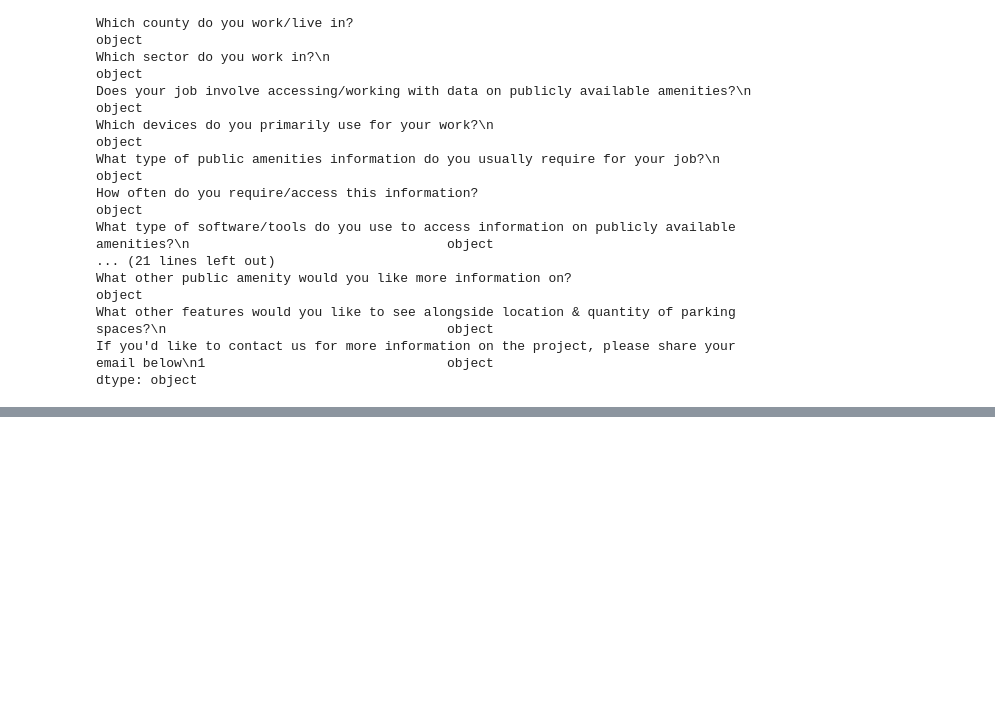
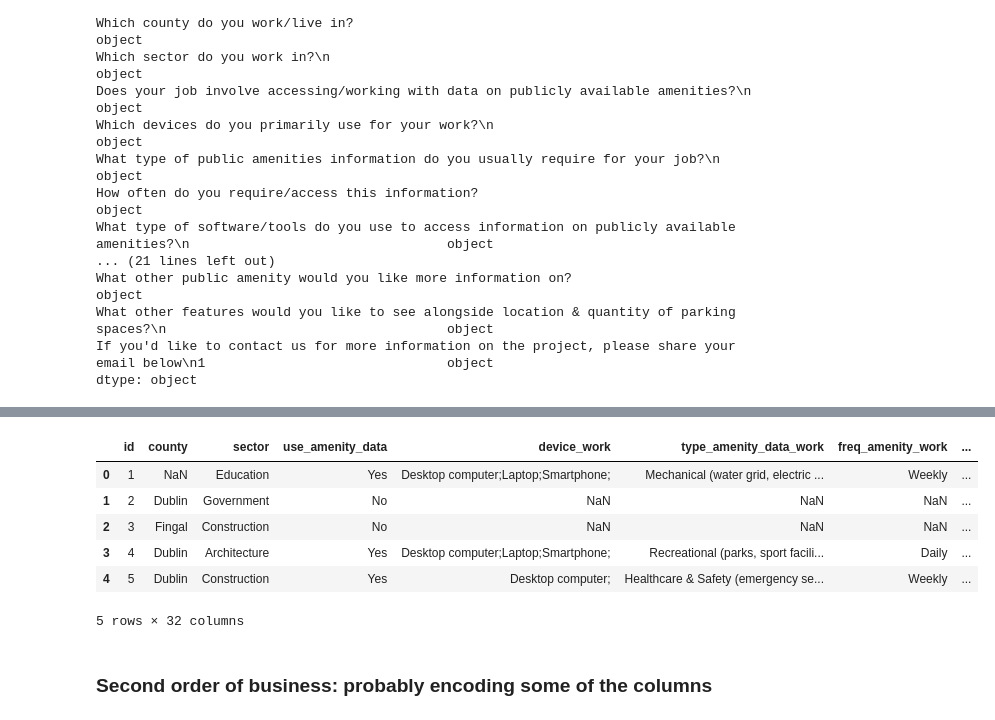
Before and after one commit to 2024-CMPU9010-GROUP-3/PROJECT, a Jupyter notebook: Python/script/survey-analysis/process.ipynb, the cells around one changed output, grey strips where cells are left out. Cells and saved outputs as stored; diff of their text form; code cells hidden in the pictures; blank space fills up the shorter version.

Commit message:
survey analysis update
added column names to text file + more preprocessing steps to notebook

```diff
--- a/Python/script/survey-analysis/process.ipynb
+++ b/Python/script/survey-analysis/process.ipynb
@@ -55,0 +55,4 @@ dtype: object
+# %%
+# remove unecessary columns
+survey_data = survey_data.drop(survey_data.columns[[1,2,3,4]], axis=1)
+survey_data.head(5)
@@ -55,0 +67,7 @@ dtype: object
+# %%
+# import column names
+col_file = open("col_names.txt", "r")
+col_names = col_file.read()
+col_list = col_names.replace(' ','').split(",")
+print(col_list)
+col_file.close()
@@ -55,0 +76,4 @@ dtype: object
+# %%
+# rename columns
+survey_data = survey_data.set_axis(col_list, axis=1)
+print(survey_data.columns)
@@ -55,0 +94,10 @@ dtype: object
+# %%
+survey_data.head(5)
+# %% [output]
+|  | id | county | sector | use_amenity_data | device_work | type_amenity_data_work | freq_amenity_work | ... |
+| 0 | 1 | NaN | Education | Yes | Desktop computer;Laptop;Smartphone; | Mechanical (water grid, electric ... | Weekly | ... |
+| 1 | 2 | Dublin | Government | No | NaN | NaN | NaN | ... |
+| 2 | 3 | Fingal | Construction | No | NaN | NaN | NaN | ... |
+| 3 | 4 | Dublin | Architecture | Yes | Desktop computer;Laptop;Smartphone; | Recreational (parks, sport facili... | Daily | ... |
+| 4 | 5 | Dublin | Construction | Yes | Desktop computer; | Healthcare & Safety (emergency se... | Weekly | ... |
+5 rows × 32 columns
@@ -55,0 +106,2 @@ dtype: object
+# %% [markdown]
+### Second order of business: probably encoding some of the columns
```
Also changed, not shown: parts of 7 cells of this notebook, 1 other file.
